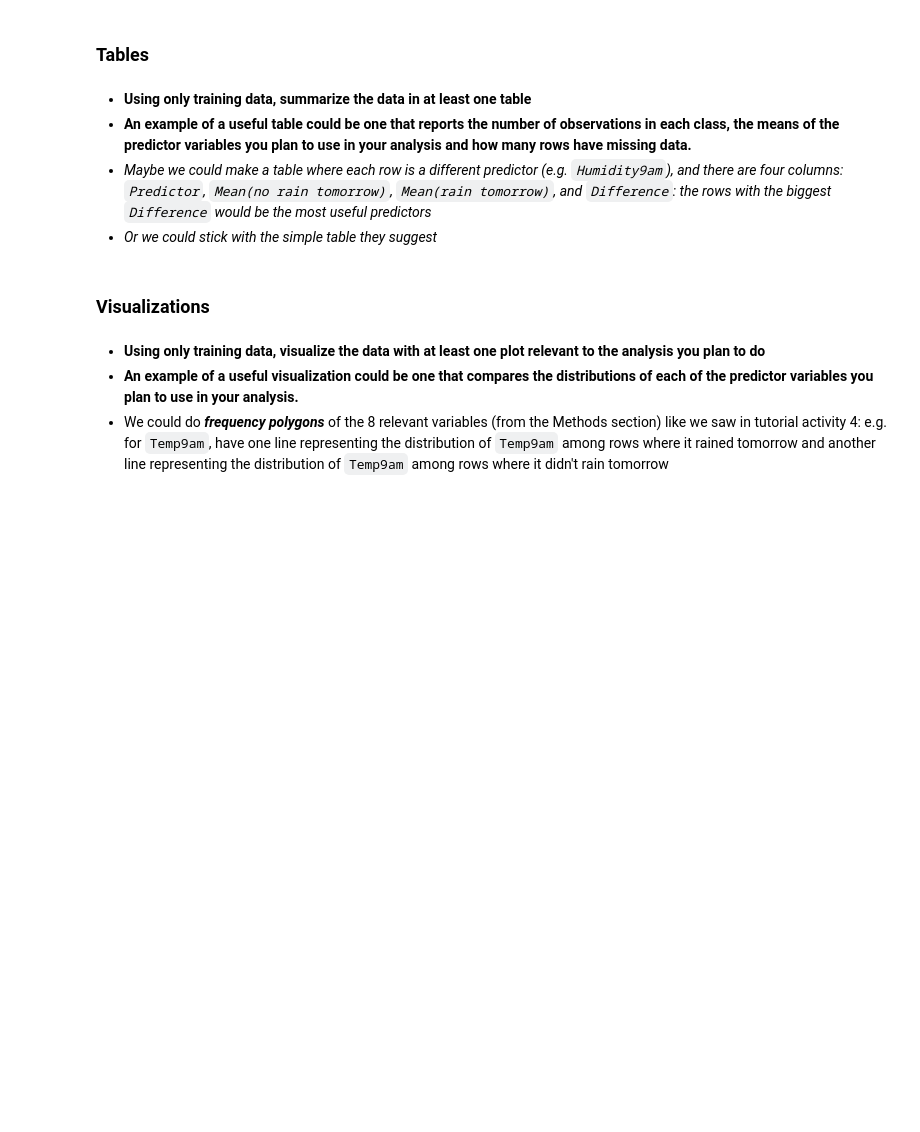
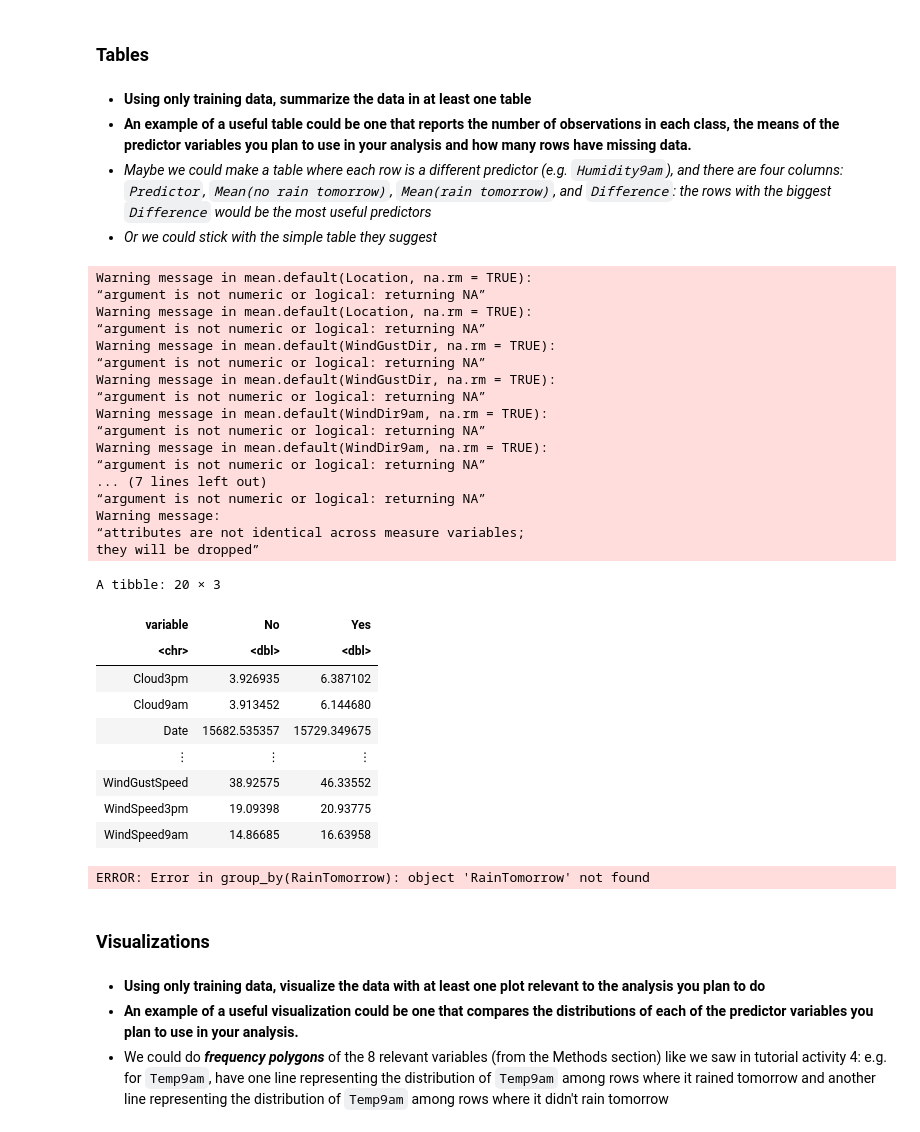
Before and after one commit to geoffreyyang/dsci100-002-group7, a Jupyter notebook: proposal.ipynb, the cells around one changed output. Cells and saved outputs as stored; diff of their text form; code cells hidden in the pictures; blank space fills up the shorter version.

Commit message:
messing around with tables

```diff
--- a/proposal.ipynb
+++ b/proposal.ipynb
@@ -163,6 +158,50 @@ colSums(is.na(weather_train))
 - **An example of a useful table could be one that reports the number of observations in each class, the means of the predictor variables you plan to use in your analysis and how many rows have missing data.**
 - *Maybe we could make a table where each row is a different predictor (e.g. `Humidity9am`), and there are four columns: `Predictor`, `Mean(no rain tomorrow)`, `Mean(rain tomorrow)`, and `Difference`: the rows with the biggest `Difference` would be the most useful predictors*
 - *Or we could stick with the simple table they suggest*
+# %%
+rain_table <- weather_train %>%
+    group_by(RainTomorrow) %>%
+    summarize_all(mean, na.rm = TRUE) %>%
+    gather(key = "variable", value = "value", -RainTomorrow) %>%
+    spread(RainTomorrow, value)
+
+rain_table
+
+rain_table2 <- weather_train %>%
+    select(everything(), -Location, -WindGustDir, -WindDir9am, -WindDir3pm, -RainToday)
+    group_by(RainTomorrow) %>%
+    summarize_all(mean, na.rm = TRUE)
+
+rain_table2
+# %% [output]
+Warning message in mean.default(Location, na.rm = TRUE):
+“argument is not numeric or logical: returning NA”
+Warning message in mean.default(Location, na.rm = TRUE):
+“argument is not numeric or logical: returning NA”
+Warning message in mean.default(WindGustDir, na.rm = TRUE):
+“argument is not numeric or logical: returning NA”
+Warning message in mean.default(WindGustDir, na.rm = TRUE):
+“argument is not numeric or logical: returning NA”
+Warning message in mean.default(WindDir9am, na.rm = TRUE):
+“argument is not numeric or logical: returning NA”
+Warning message in mean.default(WindDir9am, na.rm = TRUE):
+“argument is not numeric or logical: returning NA”
+... (7 lines left out)
+“argument is not numeric or logical: returning NA”
+Warning message:
+“attributes are not identical across measure variables;
+they will be dropped”
+A tibble: 20 × 3
+| variable | No | Yes |
+| <chr> | <dbl> | <dbl> |
+| Cloud3pm | 3.926935 | 6.387102 |
+| Cloud9am | 3.913452 | 6.144680 |
+| Date | 15682.535357 | 15729.349675 |
+| ⋮ | ⋮ | ⋮ |
+| WindGustSpeed | 38.92575 | 46.33552 |
+| WindSpeed3pm | 19.09398 | 20.93775 |
+| WindSpeed9am | 14.86685 | 16.63958 |
+ERROR: Error in group_by(RainTomorrow): object 'RainTomorrow' not found
 # %% [markdown]
 ### Visualizations
 # %% [markdown]
```
Also changed, not shown: parts of 1 cell of this notebook.
